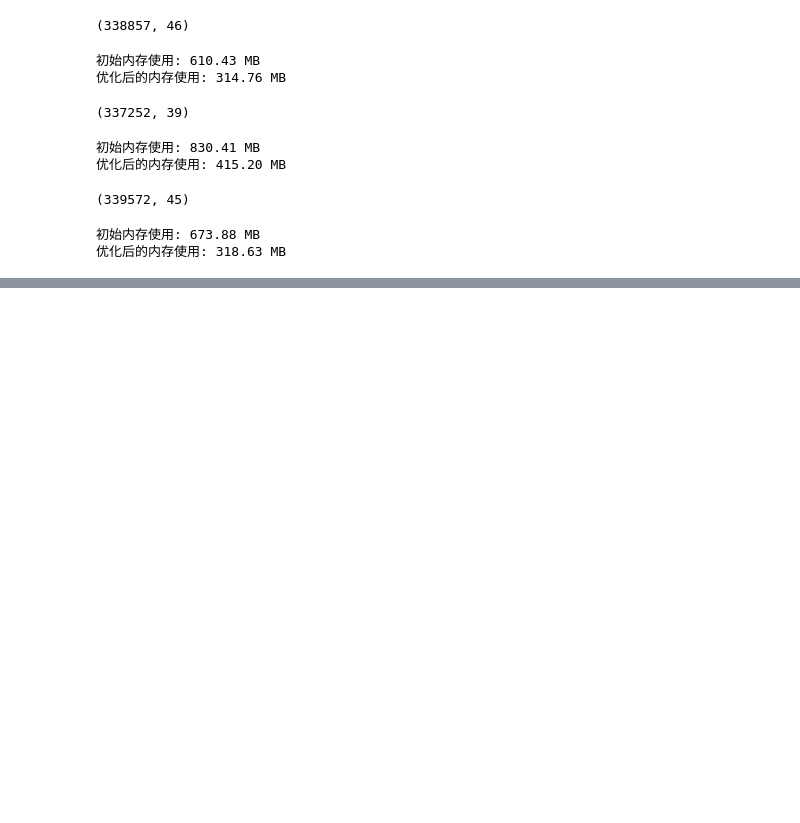
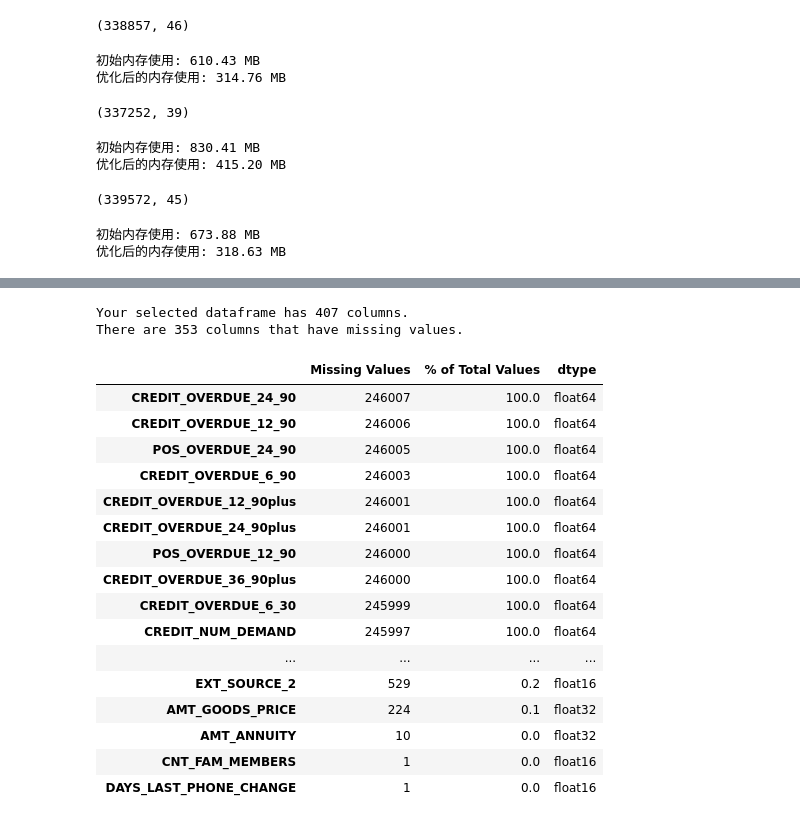
Before and after one commit to chaoalexander/home_credit, a Jupyter notebook: home_credit.ipynb, the cells around one changed output, grey strips where cells are left out. Saved outputs shown, nothing was run; the diff lists cells and outputs as text; code cells hidden in the pictures; blank space fills up the shorter version.

```diff
--- a/home_credit.ipynb
+++ b/home_credit.ipynb
@@ -1091,0 +1114,22 @@ app_extra = merge_info(app, extra_info)
+# %%
+missing_values_summary(app_extra)
+# %% [output]
+Your selected dataframe has 407 columns.
+There are 353 columns that have missing values.
+|  | Missing Values | % of Total Values | dtype |
+| CREDIT_OVERDUE_24_90 | 246007 | 100.0 | float64 |
+| CREDIT_OVERDUE_12_90 | 246006 | 100.0 | float64 |
+| POS_OVERDUE_24_90 | 246005 | 100.0 | float64 |
+| CREDIT_OVERDUE_6_90 | 246003 | 100.0 | float64 |
+| CREDIT_OVERDUE_12_90plus | 246001 | 100.0 | float64 |
+| CREDIT_OVERDUE_24_90plus | 246001 | 100.0 | float64 |
+| POS_OVERDUE_12_90 | 246000 | 100.0 | float64 |
+| CREDIT_OVERDUE_36_90plus | 246000 | 100.0 | float64 |
+| CREDIT_OVERDUE_6_30 | 245999 | 100.0 | float64 |
+| CREDIT_NUM_DEMAND | 245997 | 100.0 | float64 |
+| ... | ... | ... | ... |
+| EXT_SOURCE_2 | 529 | 0.2 | float16 |
+| AMT_GOODS_PRICE | 224 | 0.1 | float32 |
+| AMT_ANNUITY | 10 | 0.0 | float32 |
+| CNT_FAM_MEMBERS | 1 | 0.0 | float16 |
+| DAYS_LAST_PHONE_CHANGE | 1 | 0.0 | float16 |
```
Also changed, not shown: parts of 9 cells of this notebook.
